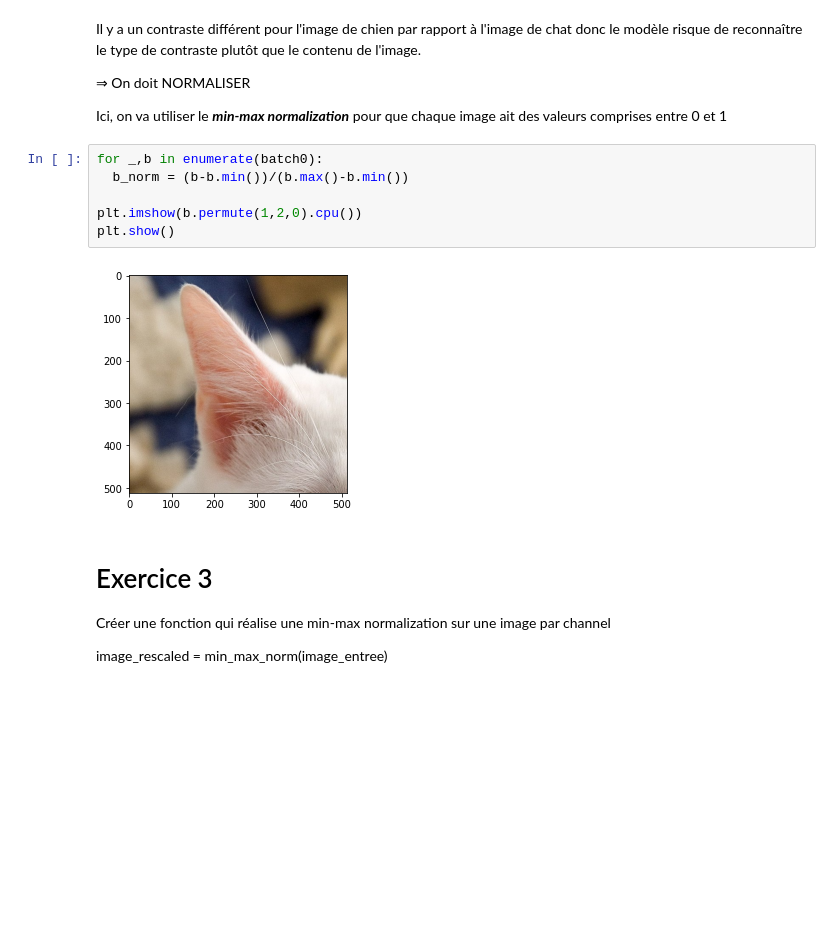
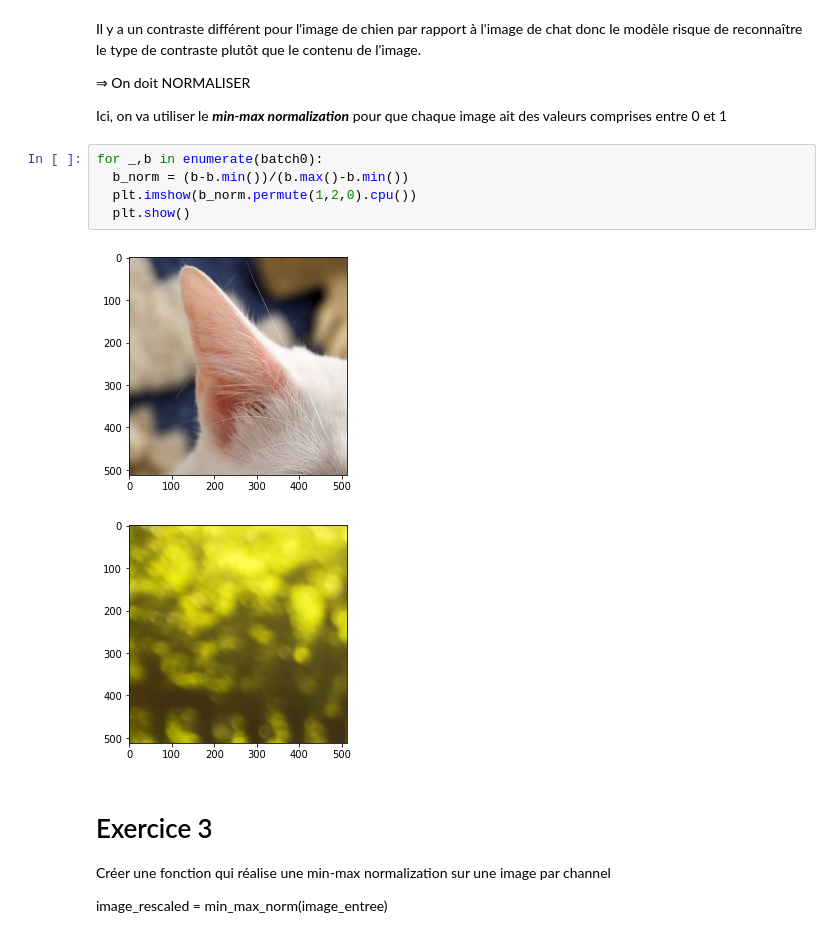
Before and after one commit to antmaio/Creactif_Fastai, a Jupyter notebook: Fastai_Seance4.ipynb, the cells around one changed output. Saved outputs shown, nothing was run; the diff lists cells and outputs as text; blank space fills up the shorter version.

```diff
--- a/Fastai_Seance4.ipynb
+++ b/Fastai_Seance4.ipynb
@@ -186,11 +165,11 @@ Ici, on va utiliser le ***min-max normalization*** pour que chaque image ait des
 # %%
 for _,b in enumerate(batch0):
   b_norm = (b-b.min())/(b.max()-b.min())
-
-plt.imshow(b.permute(1,2,0).cpu())
-plt.show()
+  plt.imshow(b_norm.permute(1,2,0).cpu())
+  plt.show()
 # %% [output]
 [figure]
+[figure, added]
 # %% [markdown]
 # Exercice 3
 
```
Also changed, not shown: parts of 8 cells of this notebook.
